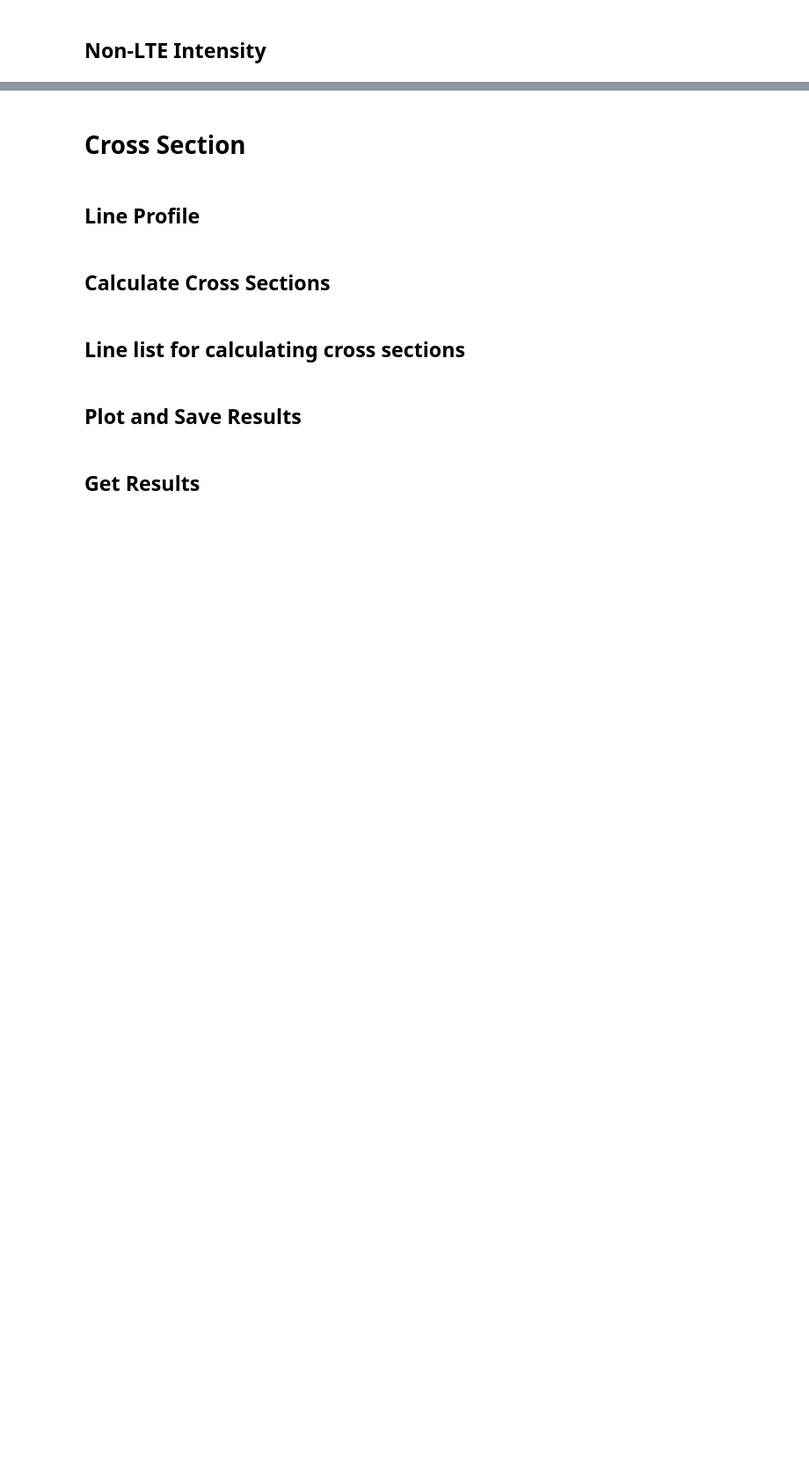
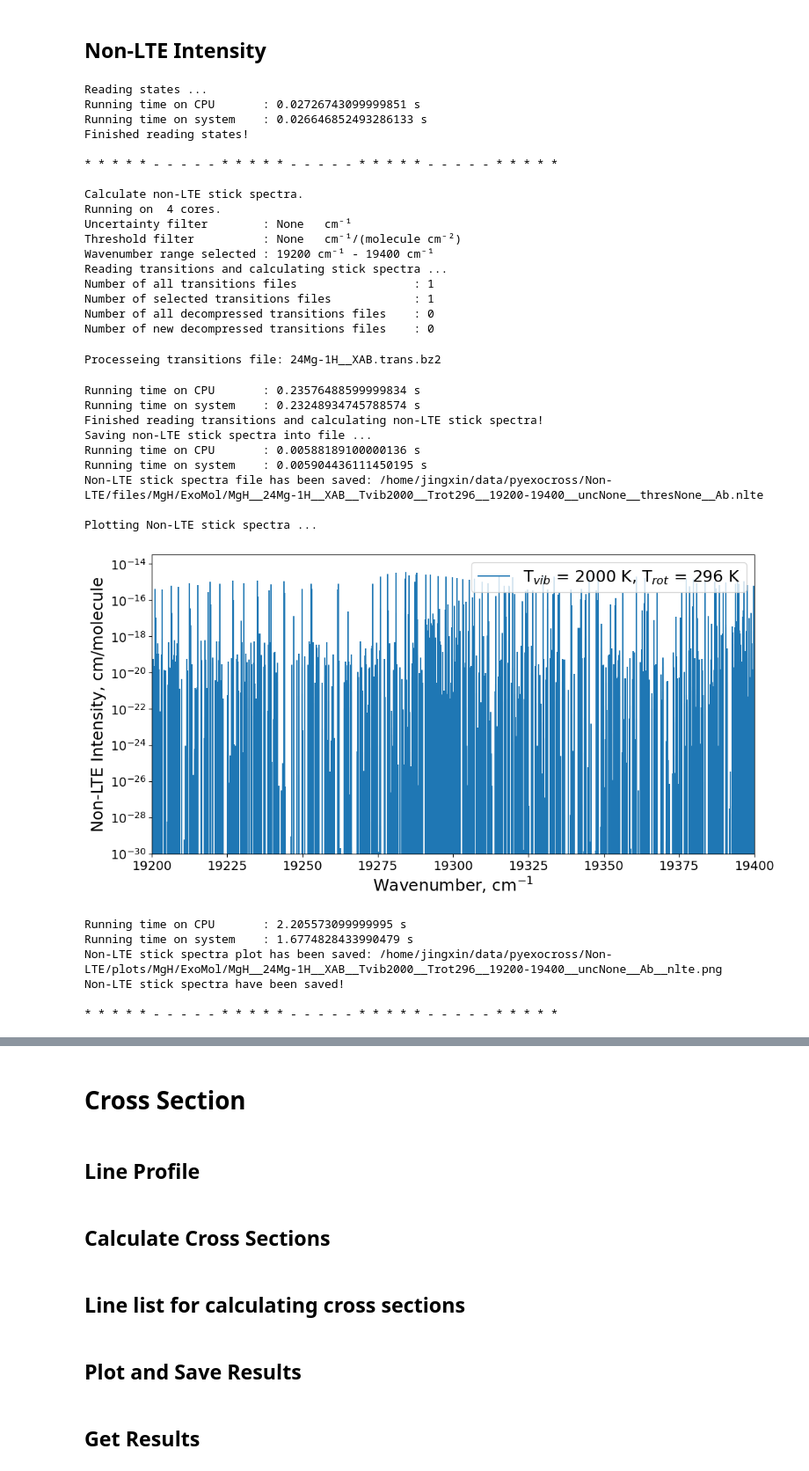
Before and after one commit to Beryl-Jingxin/PyExoCross, a Jupyter notebook: pyexocross.ipynb, the cells around one changed output, grey strips where cells are left out. Shown at 88% size. Drawn from its saved outputs; the diff is of its cells as text; code cells hidden in the pictures; blank space fills up the shorter version.

```diff
--- a/pyexocross.ipynb
+++ b/pyexocross.ipynb
@@ -2465,7 +2500,8 @@ def plot_NLTE(nlte_df):
     else:
         os.makedirs(ns_plot_folder, exist_ok=True)
     fig, ax = plt.subplots(figsize=(12, 6))
-    ax.fill_between(v, 0, nlteS, label='T$_{vib}$ = '+str(Tvib)+' K, T$_{rot}$ = '+str(Trot)+' K', linewidth=1.5, alpha=1)
+    # ax.fill_between(v, 0, nlteS, label='T$_{vib}$ = '+str(Tvib)+' K, T$_{rot}$ = '+str(Trot)+' K', linewidth=1.5, alpha=1)
+    ax.vlines(v, 0, nlteS, label='T$_{vib}$ = '+str(Tvib)+' K, T$_{rot}$ = '+str(Trot)+' K', linewidth=1.5, alpha=1)
     ax.semilogy()
     ax.set_xlim([min_wn, max_wn])
     ax.set_ylim([limitYaxisNLTE, 10*max(nlteS)])
@@ -2473,8 +2509,8 @@ def plot_NLTE(nlte_df):
     ax.set_xlabel('Wavenumber, cm$^{-1}$')
     ax.set_ylabel('Non-LTE Intensity, cm/molecule')
     leg = ax.legend()                  # Get the legend object.
-    for line in leg.legend_handles:
-        line.set_height(1.5)           # Change the line width for the legend.
+    # for line in leg.legend_handles:
+    #     line.set_height(1.5)           # Change the line width for the legend.
     ns_plot = (ns_plot_folder+molecule+'__'+isotopologue+'__'+ dataset+'__Tvib'+str(Tvib)+'__Trot'+str(Trot)+'__'+
                 str(min_wn)+'-'+str(max_wn)+'__unc'+str(UncFilter)+'__'+abs_emi+'__nlte.png')
     plt.savefig(ns_plot, dpi=500)
@@ -2540,6 +2576,41 @@ def exomol_NLTE(states_nlte_df,Tvib,Trot,Q_nlte):
     print('* * * * * - - - - - * * * * * - - - - - * * * * * - - - - - * * * * *\n')
     return(nlte_df)
 # %%
-# states_df = read_all_states(read_path)
-# (Q_nlte, states_nlte_df) = read_nlte_states(states_df)
-# nlte_df = exomol_NLTE(states_nlte_df,Tvib,Trot,Q_nlte)
+states_df = read_all_states(read_path)
+(Q_nlte, states_nlte_df) = read_nlte_states(states_df)
+nlte_df = exomol_NLTE(states_nlte_df,Tvib,Trot,Q_nlte)
+# %% [output]
+Reading states ...
+Running time on CPU       : 0.02726743099999851 s
+Running time on system    : 0.026646852493286133 s
+Finished reading states!
+
+* * * * * - - - - - * * * * * - - - - - * * * * * - - - - - * * * * *
+
+Calculate non-LTE stick spectra.
+Running on  4 cores.
+Uncertainty filter        : None   cm⁻¹
+Threshold filter          : None   cm⁻¹/(molecule cm⁻²)
+Wavenumber range selected : 19200 cm⁻¹ - 19400 cm⁻¹
+Reading transitions and calculating stick spectra ...
+Number of all transitions files                 : 1
+Number of selected transitions files            : 1
+Number of all decompressed transitions files    : 0
+Number of new decompressed transitions files    : 0
+Processeing transitions file: 24Mg-1H__XAB.trans.bz2
+Running time on CPU       : 0.23576488599999834 s
+Running time on system    : 0.23248934745788574 s
+Finished reading transitions and calculating non-LTE stick spectra!
+Saving non-LTE stick spectra into file ...
+Running time on CPU       : 0.00588189100000136 s
+Running time on system    : 0.005904436111450195 s
+Non-LTE stick spectra file has been saved: /home/jingxin/data/pyexocross/Non-LTE/files/MgH/ExoMol/MgH__24Mg-1H__XAB__Tvib2000__Trot296__19200-19400__uncNone__thresNone__Ab.nlte
+
+Plotting Non-LTE stick spectra ...
+[figure, added]
+Running time on CPU       : 2.205573099999995 s
+Running time on system    : 1.6774828433990479 s
+Non-LTE stick spectra plot has been saved: /home/jingxin/data/pyexocross/Non-LTE/plots/MgH/ExoMol/MgH__24Mg-1H__XAB__Tvib2000__Trot296__19200-19400__uncNone__Ab__nlte.png
+Non-LTE stick spectra have been saved!
+
+* * * * * - - - - - * * * * * - - - - - * * * * * - - - - - * * * * *
```
Also changed, not shown: parts of 18 cells of this notebook, 2 other files.
